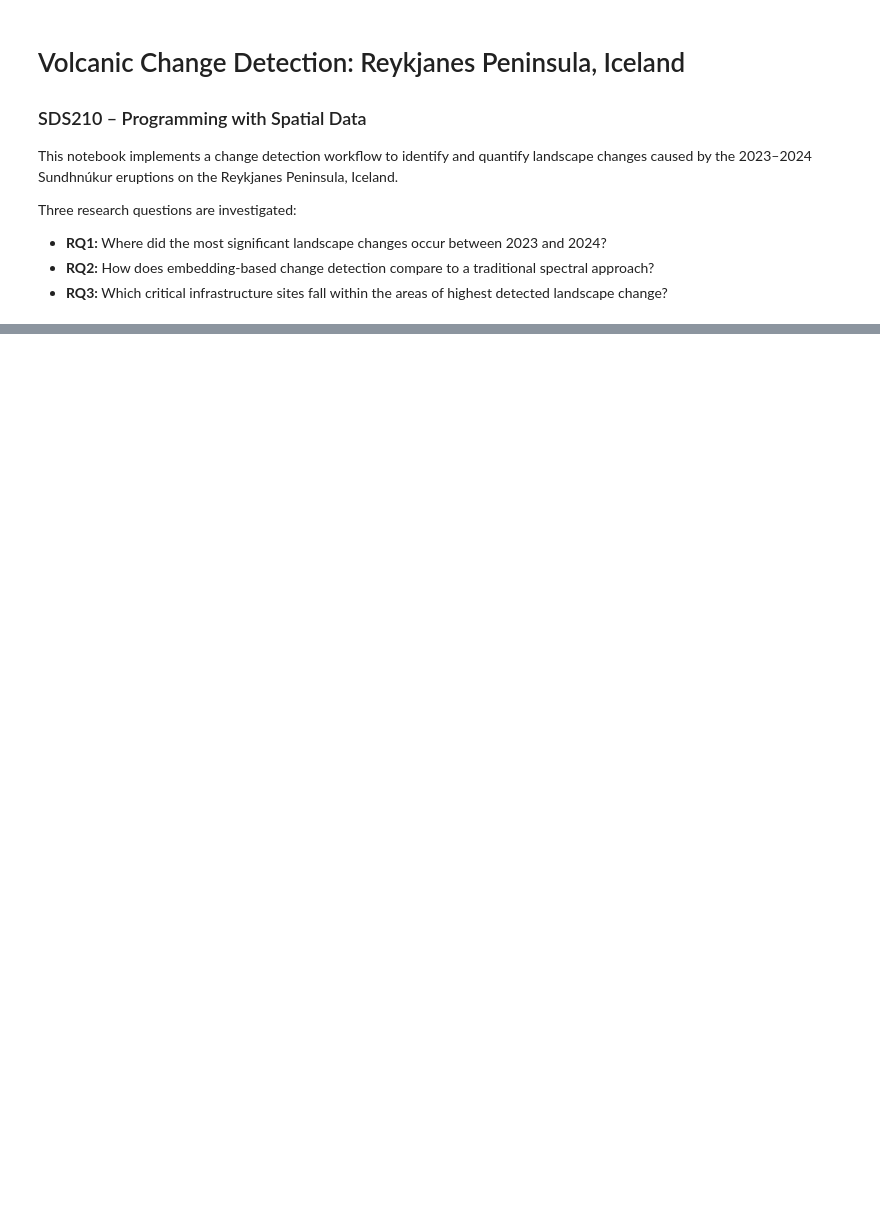
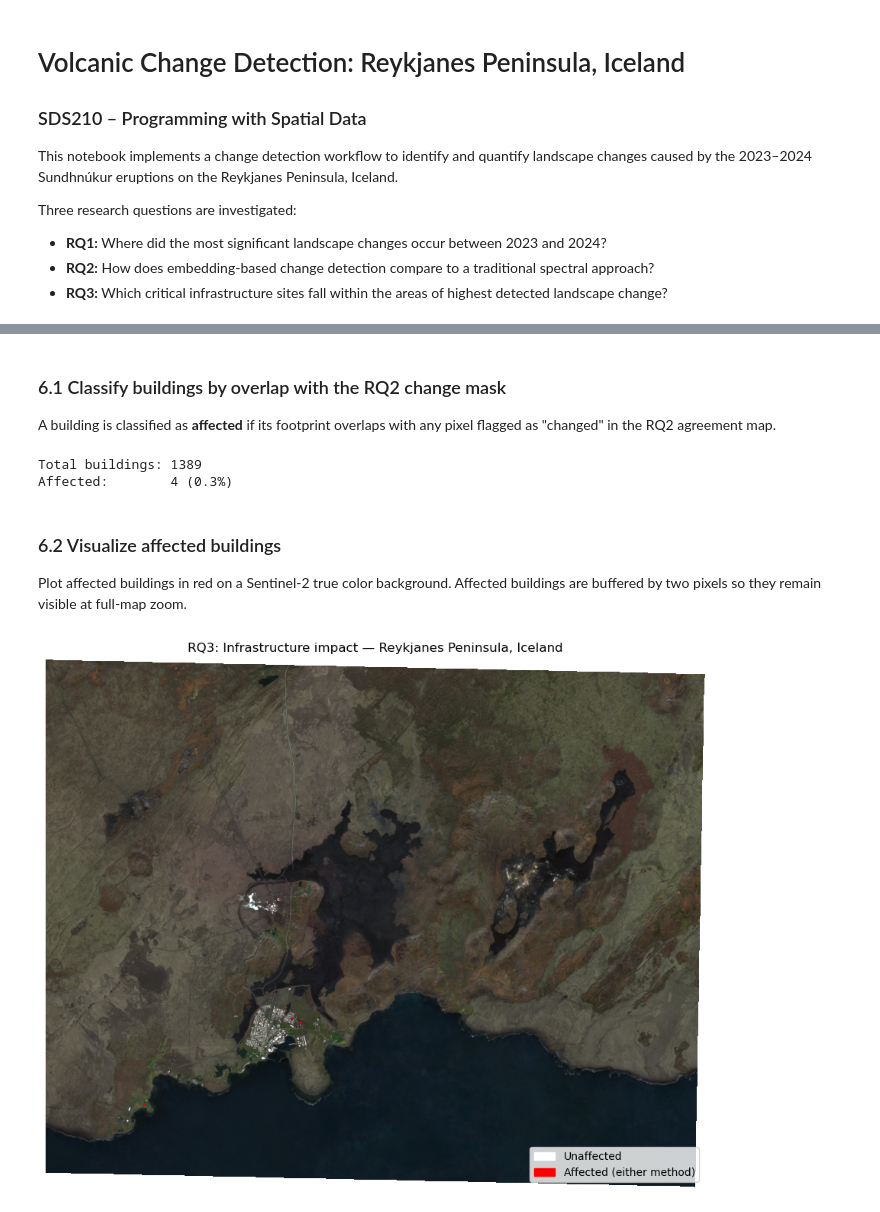
Before and after one commit to lbassf/reykjanes-change-detection, a Jupyter notebook: notebooks/analysis.ipynb, the cells around one changed output, grey strips where cells are left out. Drawn from its saved outputs; the diff is of its cells as text; code cells hidden in the pictures; blank space fills up the shorter version.

```diff
--- a/notebooks/analysis.ipynb
+++ b/notebooks/analysis.ipynb
@@ -473,0 +451,67 @@ plt.show()
+# %% [markdown]
+### 6.1 Classify buildings by overlap with the RQ2 change mask
+
+A building is classified as **affected** if its footprint overlaps with any pixel flagged as "changed" in the RQ2 agreement map.
+# %%
+# Check what fraction of each building's footprint overlaps the RQ2 change mask
+buildings_with_change = get_mean_value_per_building(
+    CHANGE_MASK_PATH, buildings_combined, "overlap_fraction"
+)
+
+# A building is affected if ANY of its pixels overlap a flagged-change pixel
+buildings_with_change["change_class"] = "unaffected"
+buildings_with_change.loc[
+    buildings_with_change["overlap_fraction"] > 0, "change_class"
+] = "affected"
+
+# Summary
+n_affected = (buildings_with_change["change_class"] == "affected").sum()
+n_total = len(buildings_with_change)
+print(f"Total buildings: {n_total}")
+print(f"Affected:        {n_affected} ({100 * n_affected / n_total:.1f}%)")
+
+buildings_with_change.to_file(
+    OUTPUT_DIR / "rq3_buildings_with_change.geojson", driver="GeoJSON"
+)
+# %% [output]
+Total buildings: 1389
+Affected:        4 (0.3%)
+# %% [markdown]
+### 6.2 Visualize affected buildings
+
+Plot affected buildings in red on a Sentinel-2 true color background. Affected buildings are buffered by two pixels so they remain visible at full-map zoom.
+# %%
+# Same RGB background as RQ2
+true_color = load_sentinel2_rgb(S2_2024, window=CROP_WINDOW)
+
+# Get cropped bounds for georeferenced plotting
+with rasterio.open(EMB_2023) as src:
+    cropped_bounds = rasterio.windows.bounds(CROP_WINDOW, src.transform)
+
+# Build the extent in (left, right, bottom, top) order for imshow
+extent = (cropped_bounds[0], cropped_bounds[2], cropped_bounds[1], cropped_bounds[3])
+
+fig, ax = plt.subplots(figsize=(12, 9))
+ax.imshow(true_color, extent=extent)
+
+unaffected = buildings_with_change[buildings_with_change["change_class"] == "unaffected"]
+affected   = buildings_with_change[buildings_with_change["change_class"] == "affected"]
+
+# Buffer affected buildings by 20 m so they are visible on the map
+affected_buffered = affected.copy()
+affected_buffered["geometry"] = affected.buffer(20)
+
+unaffected.plot(ax=ax, color="white", alpha=0.4, linewidth=0.3)
+affected_buffered.plot(ax=ax, color="red", alpha=0.9, edgecolor="darkred", linewidth=0.4)
+
+legend_handles = [
+    mpatches.Patch(color="white", label="Unaffected"),
+    mpatches.Patch(color="red",   label="Affected (either method)")
+]
+ax.legend(handles=legend_handles, loc="lower right")
+ax.set_title(f"RQ3: Infrastructure impact — {AOI_NAME}")
+ax.axis("off")
+fig.savefig(OUTPUT_DIR / "rq3_infrastructure.png", dpi=300, bbox_inches="tight")
+plt.show()
+# %% [output]
+[figure, added]
```
Also changed, not shown: parts of 47 cells of this notebook, 1 other file.
